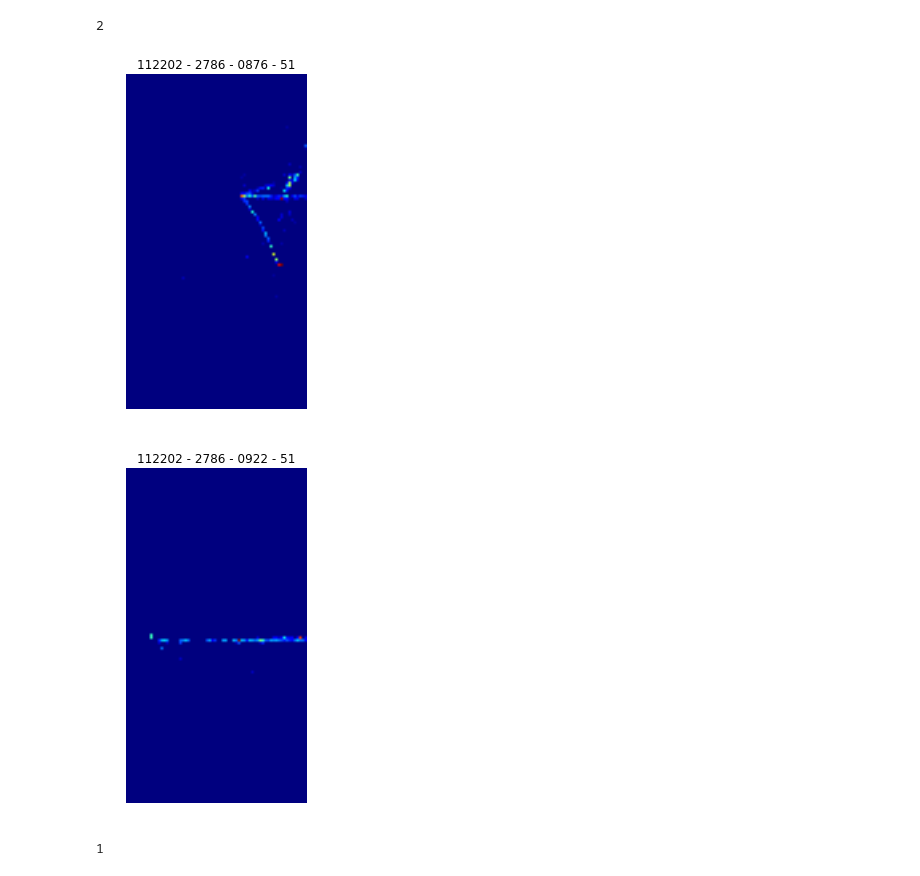
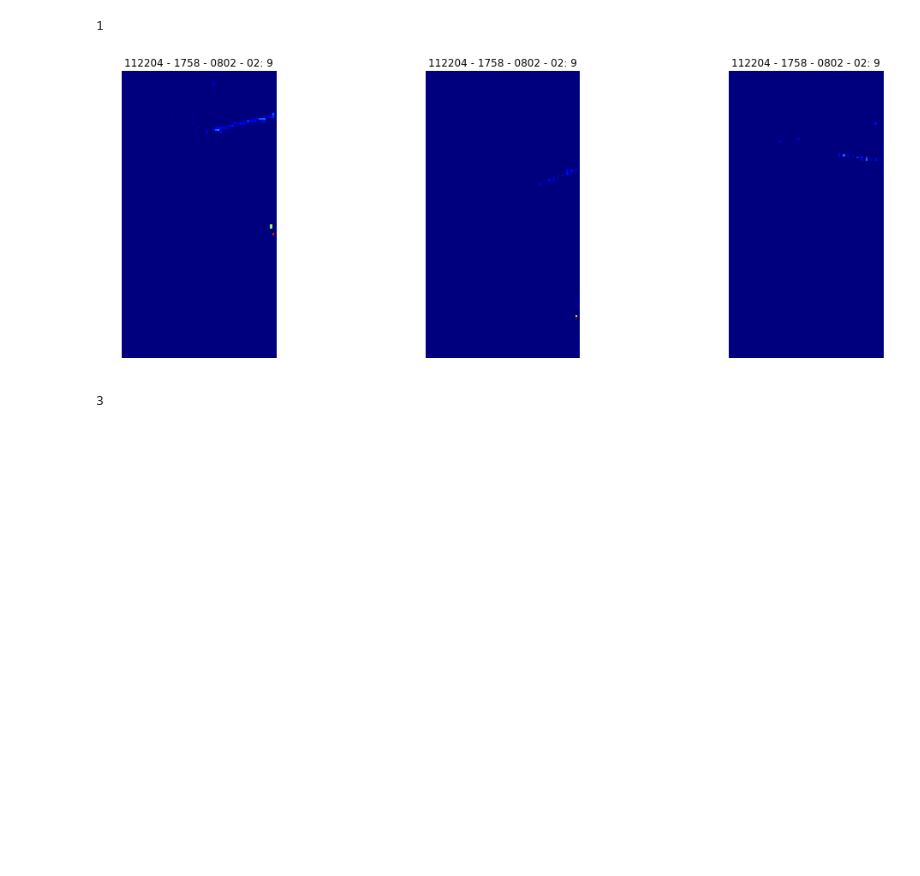
Before and after one commit to faizaakbar/ANNMINERvA, a Jupyter notebook: Lasagne/fuel_based_event_vis.ipynb, the cells around one changed output. Cells and saved outputs as stored; diff of their text form; code cells hidden in the pictures; blank space fills up the shorter version.

Commit message:
Save images when printing

```diff
--- a/Lasagne/fuel_based_event_vis.ipynb
+++ b/Lasagne/fuel_based_event_vis.ipynb
@@ -20,31 +20,32 @@ def decode_eventid(eventid):
     return (run, subrun, gate, phys_evt)
 # %%
 # choose a bigger tslice for more events to display
-tslice = (1235, 1237)
-train_set = minerva_ann_datasets.load_datasubset('../minosmatch_nukecczdefs_127x68_x_padded_me1Bmc_0000.hdf5',
-                                                 'train',
+tslice = (463, 464)
+train_set = minerva_ann_datasets.load_datasubset('../minosmatch_nukecczdefs_127x68_xuv_padded_me1Bmc.hdf5',
+                                                 'test',
                                                  tslice)
 # %%
 train_set.num_examples
 # %% [output]
-2
+1
 # %%
 _, train_dstream = minerva_ann_datasets.make_scheme_and_stream(train_set, 1, shuffle=False)
 # %%
 for data in train_dstream.get_epoch_iterator():
-#    eventid, inputu, inputv, inputx, targets = data[0], data[1], data[2], data[3], data[5]
-    eventid, inputx, targets = data[0], data[1], data[3]
+    eventid, inputu, inputv, inputx, targets = data[0], data[1], data[2], data[3], data[5]
+#    eventid, inputx, targets = data[0], data[1], data[3]
     run, subrun, gate, phys_evt = decode_eventid(eventid[0])
     fig = plt.figure(figsize=(18, 6))
     gs = plt.GridSpec(1, 3)
-#    dlist = [inputx, inputu, inputv]
-    dlist = [inputx]
+    dlist = [inputx, inputu, inputv]
+#    dlist = [inputx]
     for i, imgdata in enumerate(dlist):
         ax = plt.subplot(gs[i])
         ax.axis('off')
-        ax.imshow(imgdata[0][0])
-        plt.title('{} - {} - {} - {}'.format(run, subrun, gate, phys_evt))
+        ax.imshow(imgdata[0][0], interpolation='nearest', vmin=0, vmax=1)
+        plt.title('{} - {} - {} - {}: {}'.format(run, subrun, gate, phys_evt, targets[0]))
+        figname = 'evt_%s_%s_%s_%s_targ_%d.pdf' % (run, subrun, gate, phys_evt, targets[0])
+        plt.savefig(figname)
 # %% [output]
-[figure, old version]
+[figure, new version]
-[figure, removed]
 # %%
@@ -54,5 +55,5 @@ train_set2 = minerva_ann_datasets.load_datasubset('../minosmatch_nukecczdefs_127
 # %%
-train_set2.num_examples
+test_set.num_examples
 # %% [output]
-1
+3
 # %%
```
Also changed, not shown: parts of 3 cells of this notebook.
